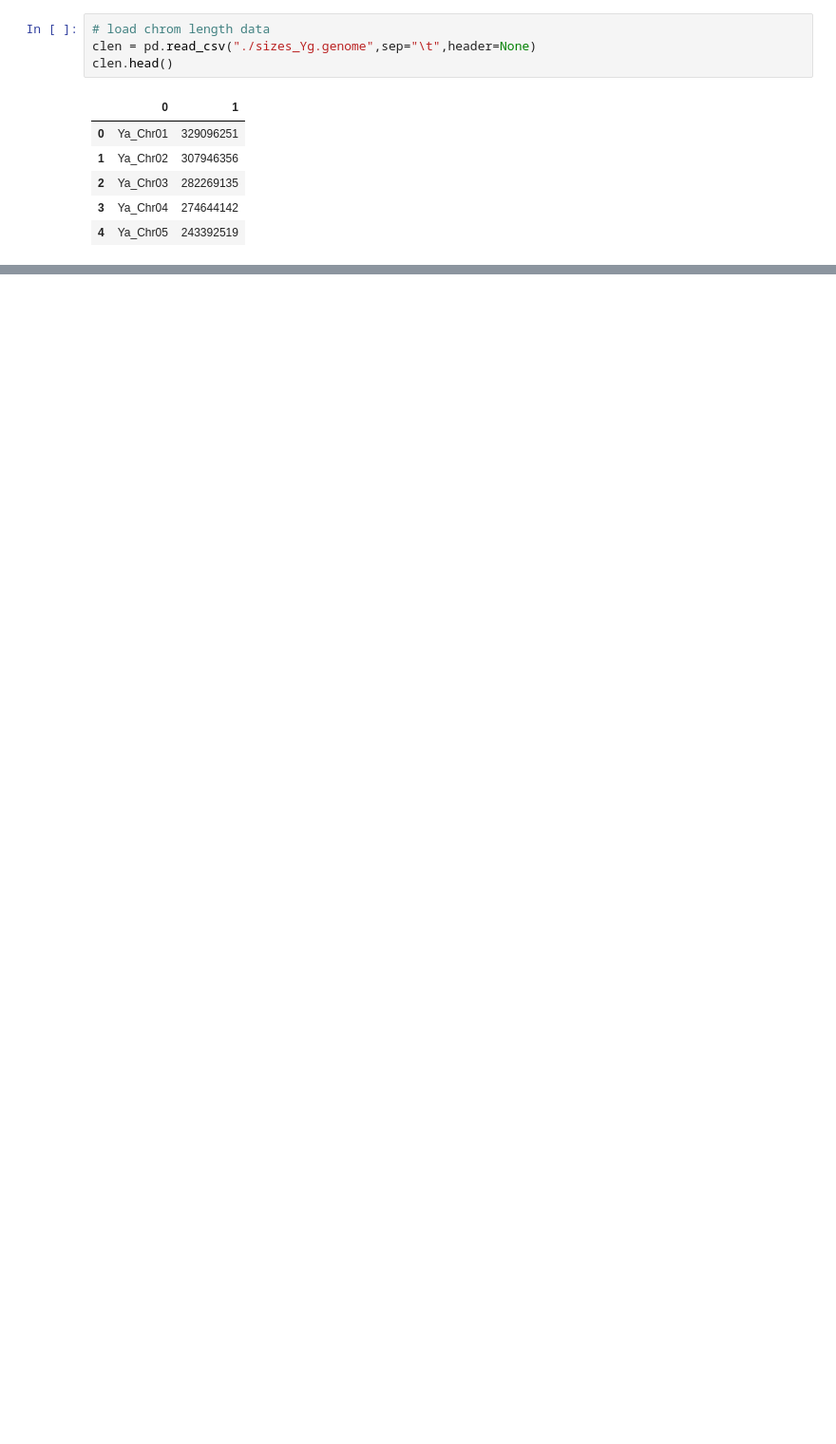
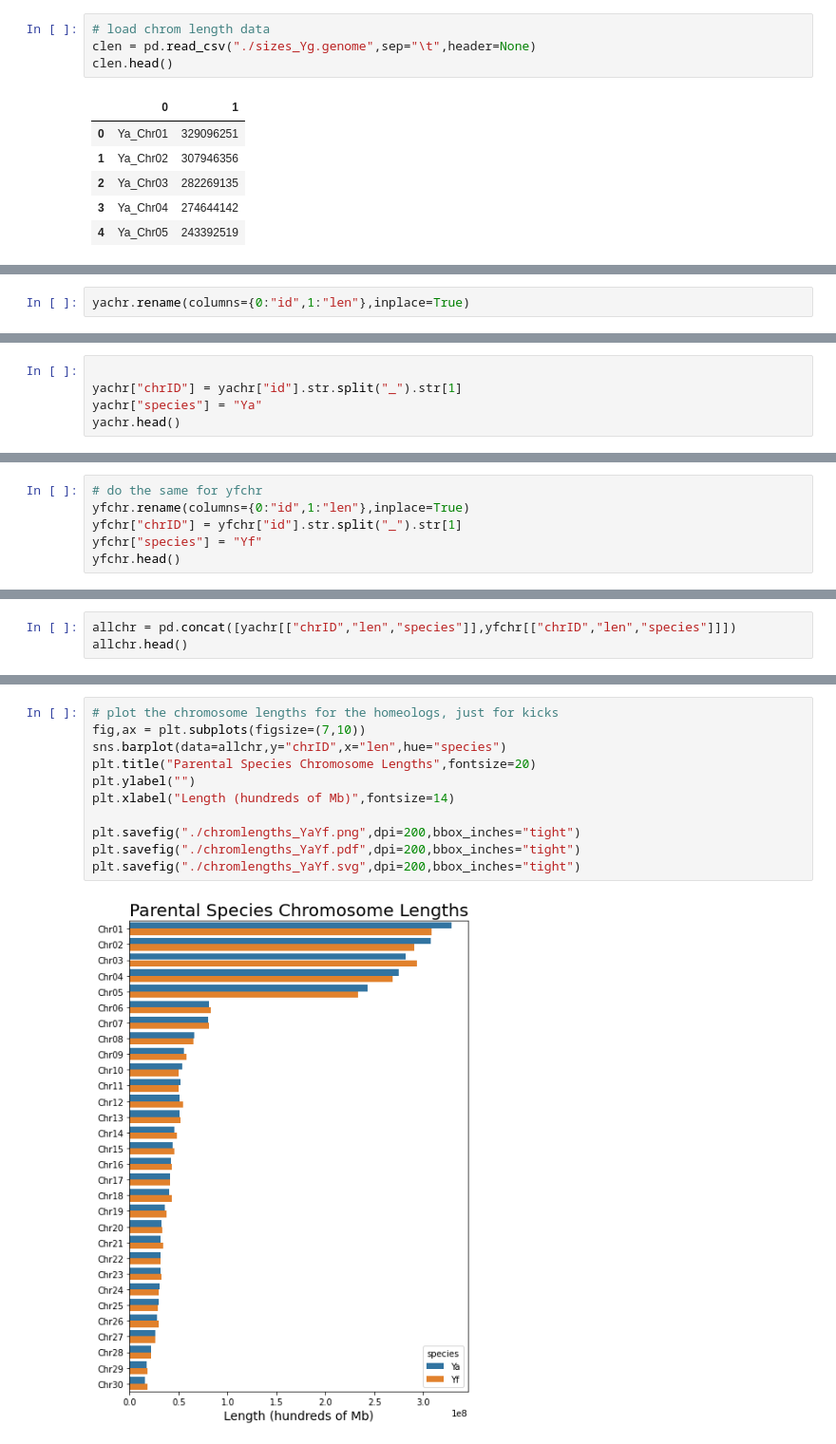
Before and after one commit to achpardo/yucca-genomics, a Jupyter notebook: comparative_genomics/depth_across_chromosomes.ipynb, the cells around one changed output, grey strips where cells are left out. Shown at 95% size. Cells and saved outputs as stored; diff of their text form; blank space fills up the shorter version.

Commit message:
make chromosome depth figures

```diff
--- a/comparative_genomics/depth_across_chromosomes.ipynb
+++ b/comparative_genomics/depth_across_chromosomes.ipynb
@@ -22,0 +38,2 @@ clen.head()
+# %%
+yachr.rename(columns={0:"id",1:"len"},inplace=True)
@@ -22,0 +45,5 @@ clen.head()
+# %%
+
+yachr["chrID"] = yachr["id"].str.split("_").str[1]
+yachr["species"] = "Ya"
+yachr.head()
@@ -22,0 +67,6 @@ clen.head()
+# %%
+# do the same for yfchr
+yfchr.rename(columns={0:"id",1:"len"},inplace=True)
+yfchr["chrID"] = yfchr["id"].str.split("_").str[1]
+yfchr["species"] = "Yf"
+yfchr.head()
@@ -22,0 +94,3 @@ clen.head()
+# %%
+allchr = pd.concat([yachr[["chrID","len","species"]],yfchr[["chrID","len","species"]]])
+allchr.head()
@@ -22,0 +104,13 @@ clen.head()
+# %%
+# plot the chromosome lengths for the homeologs, just for kicks
+fig,ax = plt.subplots(figsize=(7,10))
+sns.barplot(data=allchr,y="chrID",x="len",hue="species")
+plt.title("Parental Species Chromosome Lengths",fontsize=20)
+plt.ylabel("")
+plt.xlabel("Length (hundreds of Mb)",fontsize=14)
+
+plt.savefig("./chromlengths_YaYf.png",dpi=200,bbox_inches="tight")
+plt.savefig("./chromlengths_YaYf.pdf",dpi=200,bbox_inches="tight")
+plt.savefig("./chromlengths_YaYf.svg",dpi=200,bbox_inches="tight")
+# %% [output]
+[figure, added]
```
Also changed, not shown: parts of 20 cells of this notebook.
